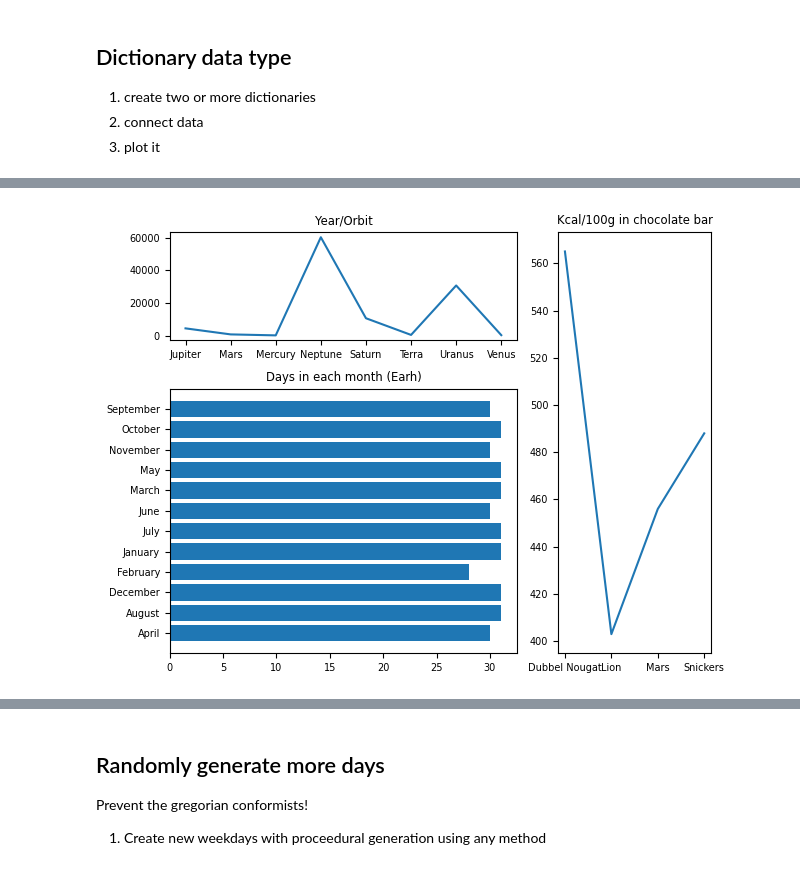
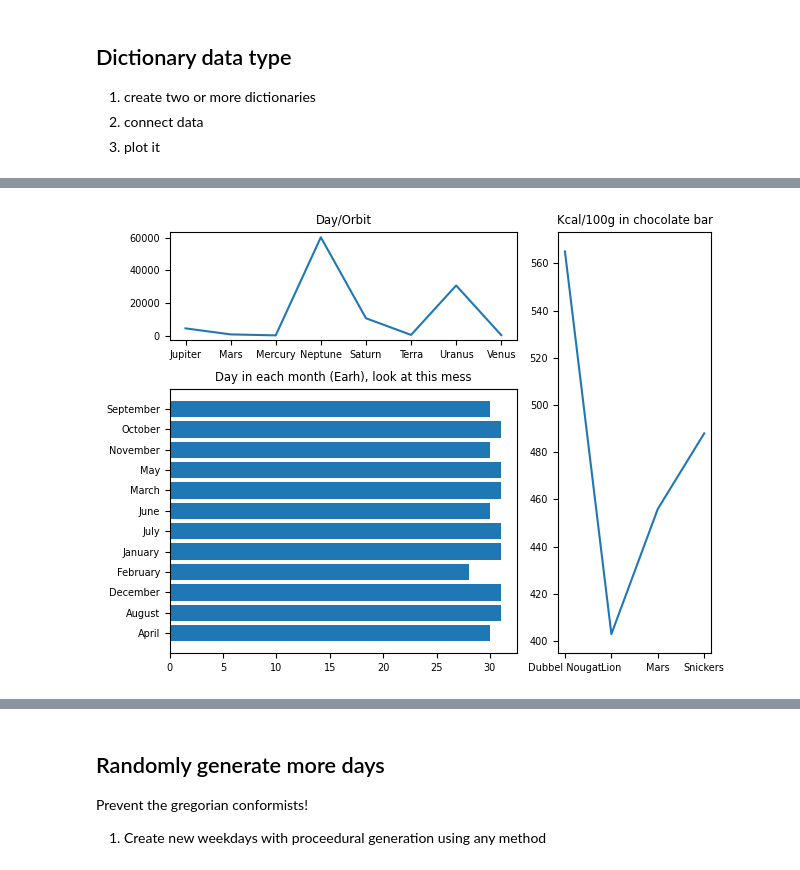
Before and after one commit to helveticae/ITHS, a Jupyter notebook: Explorations/time.ipynb, the cells around one changed output, grey strips where cells are left out. Cells and saved outputs as stored; diff of their text form; code cells hidden in the pictures.

```diff
--- a/Explorations/time.ipynb
+++ b/Explorations/time.ipynb
@@ -79,7 +79,7 @@ moth_propensity = {
     'Ypsolopha Sasayamana': 9,
 }
 
-# This one contains all planet in orbit and their density data. (g/cm³)
+# This one contains some planets in orbit and their density data. (g/cm³)
 planet = {
 'Mercury':5.43,
 'Venus':5.24,
@@ -91,27 +91,33 @@ planet = {
 'Neptune':1.64,
 }
 
-print(f"Density of {planet['Mars']=}g/cm³")
+pla_diff = abs(planet['Mars']-planet['Terra'])
+print(f"Density of {planet['Mars']=}g/cm³, \n"
+        f"Difference from earth: {round(pla_diff, 3)}, you could probably live here.",)
 
 # Let's change gravitational to orbital.
 
 # Converting dictionary to string
 planet_name_string = str(planet)
+
+# regex removes unwanted characters
 planet_string = re.sub(r'[^A-Za-z,'']', '', planet_name_string)
+
+# probably redundant
 strip_planet = planet_string.strip()
 
 planet_li = strip_planet.split(',') # This an ordered list with planets (8)
-orbital_days_li = [88,225,365,687,4383,10592,30681,60266] # List with year.
+orbital_days_li = [88,225,365,687,4383,10592,30681,60266] # List with days.
 
-# Brute forcing new values into dictionary
+# Brute forcing new values into dictionary with nested for loop and break.
 for key in planet_li:
     for val in orbital_days_li:
         planet[key] = val
         orbital_days_li.remove(val)
         break
 
-# Planet dictionary now contain the orbital period in year for each planet.
-# Let's continue. This Dictionary contains nested gods...
+# Planet dictionary now contain orbital frequency in days for each planet.
+# Let's continue. This Dictionary contains nested gods of all sorts.
 god = {
     'Mythology':
         {
@@ -131,19 +137,18 @@ god = {
 # Sets are unordered, unchangeable and do not allow duplicate values.
 
 # Energy in chocolate bar (kcal / 100g)
-bars = {'Lion':403, 'Mars': 456, 'Snickers': 488 ,'Dubbel Nougat': 565}
+bar = {'Lion':403, 'Mars': 456, 'Snickers': 488 ,'Dubbel Nougat': 565}
 
 
 # Sorting dictionary to plot
-lists1 = sorted(bars.items())
-bar_nam, bar_kcal = zip(*lists1)
+lists1 = sorted(bars.items()) # Sort by key, return a list of tuples
+bar_nam, bar_kcal = zip(*lists1)# Unpack a list of pairs into two tuples
 
-lists2 = sorted(month.items()) # sorted by key, return a list of tuples
-mon_nam, mon_dy = zip(*lists2) # unpack a list of pairs into two tuples
+lists2 = sorted(month.items())
+mon_nam, mon_dy = zip(*lists2)
 
-lists3 = sorted(planet.items()) # sorted by key, return a list of tuples
-pla_nam, pla_ye = zip(*lists3) # unpack a list of pairs into two tuples
-
+lists3 = sorted(planet.items())
+pla_nam, pla_ye = zip(*lists3)
 
 # Matplotlib render preferences
 plt.rcParams.update({'font.size': 7})
@@ -159,19 +164,61 @@ plot2.set_title('Kcal/100g in chocolate bar')
 
 # Plo2
 plot1.plot(pla_nam, pla_ye)
-plot1.set_title('Year/Orbit')
+plot1.set_title('Day/Orbit')
 
 # Plot3
 plot3.barh(mon_nam, mon_dy)
-plot3.set_title('Days in each month (Earh)')
+plot3.set_title('Day in each month (Earh), look at this mess')
 
 # Packing all the plots and displaying them
 plt.tight_layout()
 plt.show()
 
-print("Other kinds of Mars:\n"
-    f"{god['Mythology']['Roman'][3]=}\n"
-    f"Days in {month['March']=}.\n"
-    f"Days for {planet['Mars']=} to orbit sun.\n"
-    f"Kcal in {bars['Mars']=}/100 gram.")
+print("Other kind of Mars:\n"
+    f"Deity, a {god['Mythology']['Roman'][3]=}\n"
+    f"Epoch unit, set of {month['March']=} days.\n"
+    f"Celestial object, a {planet['Mars']=} days to orbit Sun.\n"
+    f"Snack, a {bar['Mars']=}/100 gram.\n\n")
+
+
+
+def survival_calculator():
+    u = ["integer", "kg", "gram"]
+    rint = random.randint(0,20000)
+    my_planet = input(f"Type to select planet: {planet.keys()}")
+    my_bar = input(f"Type to select energy: {bar.keys()}")
+    wt = int(input(f"You have received {rint} {my_bar} bar(s). Enter weight ({u[0]}) to run:"))
+
+    dval = planet[my_planet] # value from dictionary key (year)
+    bval = bar[my_bar]      # value from dictionary key (kcal)
+    int(dval), int (bval)
+
+    # energy burnt per day in kcal
+    minimum = 10 + wt * 10
+    normal = 80 + wt * 20
+
+    # toal kcal from chocolate bar
+    bar_energy = bval*rint
+
+    # daily energy consumption
+    days = 0
+    for i in range(bar_energy):
+        bar_energy -= normal
+        days +=1
+
+        if bar_energy <= 0:
+            break
+
+    longest_year = (bval*rint/minimum)/dval
+
+    print(f"You could survive at least {round(days/dval, 1)} Mars year(s) on {my_planet} with {rint} {my_bar} bars(s).\n"
+    f"With absolute lowest recommended setting ({80 + wt * 20=} kcal / day), "
+    f"you could survive for up to {round(bval*rint/minimum, 0)} days, which is {round(bval*rint/minimum/dval, 1)} Mars year(s).")
+
+
+
+
+
+
+survival_calculator()
 # %% [output]
@@ -179 +227 @@ Density of planet['Mars']=3.93g/cm³
-[figure, old version]
+[figure, new version]
```
Also changed, not shown: parts of 2 cells of this notebook.
